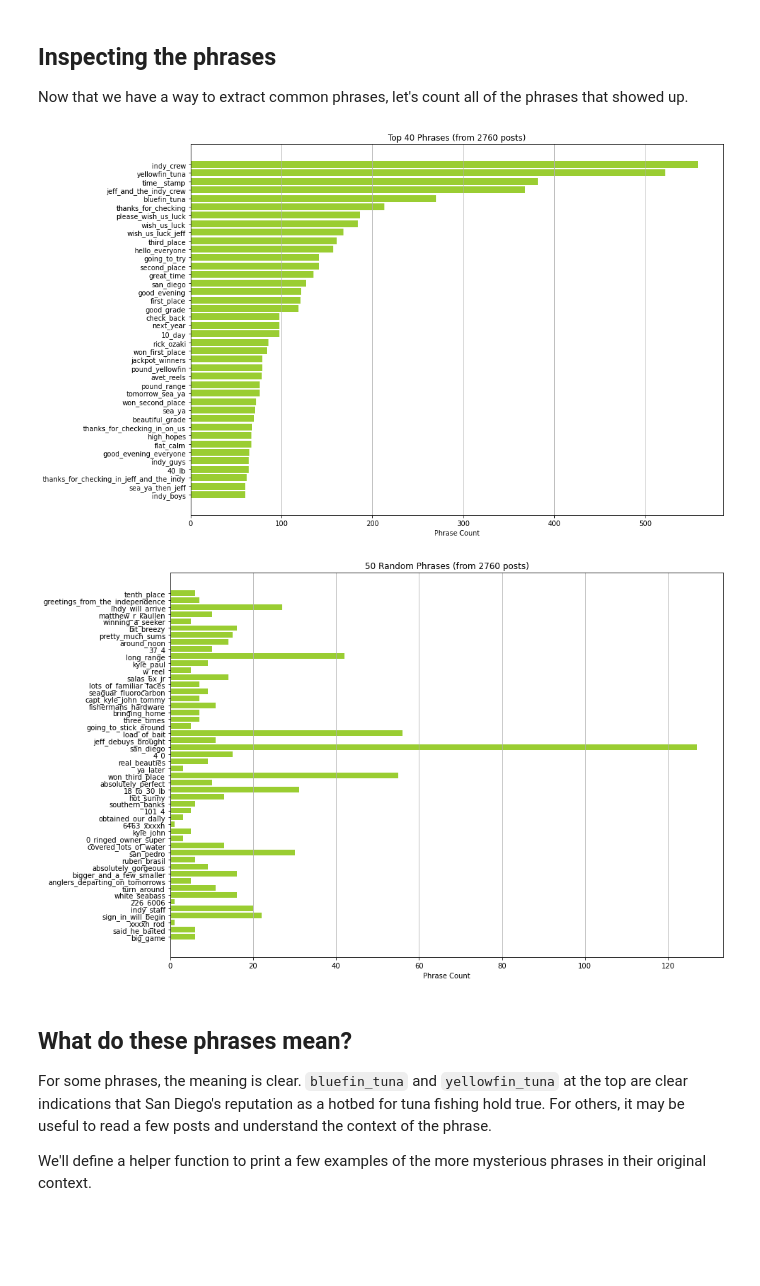
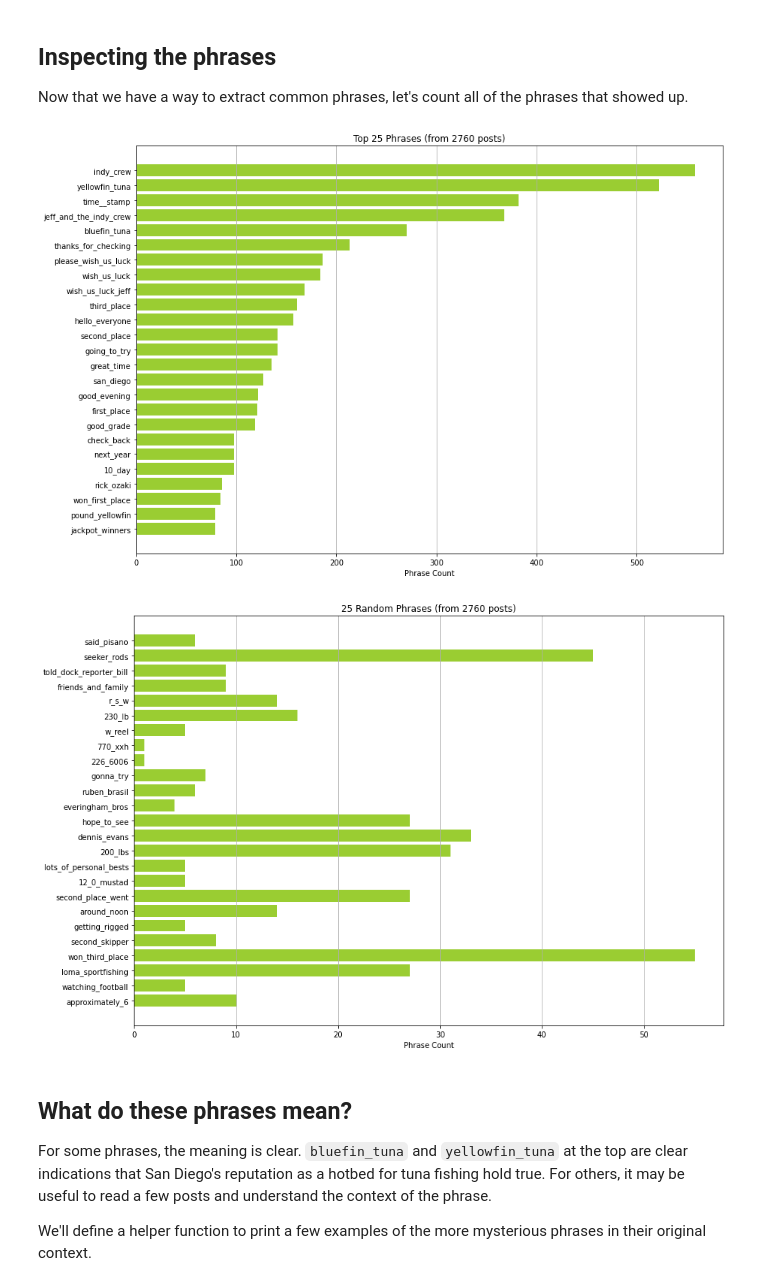
Before and after one commit to Mlawrence95/sportfishing-hauls-scraper, a Jupyter notebook: analysis.ipynb, the cells around one changed output. Cells and saved outputs as stored; diff of their text form; code cells hidden in the pictures; blank space fills up the shorter version.

Commit message:
lots of new diagrams

```diff
--- a/analysis.ipynb
+++ b/analysis.ipynb
@@ -489,35 +500,35 @@ all_tokens = " ".join(joined_phrased_docs).split()
 
 all_phrases = [word for word in all_tokens if "_" in word]
 # %%
-n = 40
+n = 25
 top_n_phrases = pd.Series(all_phrases).value_counts().iloc[:n]
 
 plt.figure(figsize=(14, 10))
 
 plt.barh(top_n_phrases.index, top_n_phrases.values, color='yellowgreen')
 plt.gca().invert_yaxis() # prefer decreasing order of the bars
 
 plt.title(f"Top {n} Phrases (from {len(non_empty_posts)} posts)")
 plt.xlabel("Phrase Count")
 
 plt.grid(axis='x');
 # %% [output]
-[figure, old version]
+[figure, new version]
 # %%
-np.random.seed(504)
-top_n_phrases = pd.Series(all_phrases).value_counts().sample(50)
+# np.random.seed(504)
+top_n_phrases = pd.Series(all_phrases).value_counts().sample(25)
 
 plt.figure(figsize=(14, 10))
 
 plt.barh(top_n_phrases.index, top_n_phrases.values, color='yellowgreen')
 plt.gca().invert_yaxis() # prefer decreasing order of the bars
 
-plt.title(f"50 Random Phrases (from {len(non_empty_posts)} posts)")
+plt.title(f"25 Random Phrases (from {len(non_empty_posts)} posts)")
 plt.xlabel("Phrase Count")
 
 plt.grid(axis='x');
 # %% [output]
-[figure, old version]
+[figure, new version]
 # %% [markdown]
 ## What do these phrases mean?
 
```
Also changed, not shown: parts of 23 cells of this notebook, 9 other files.
